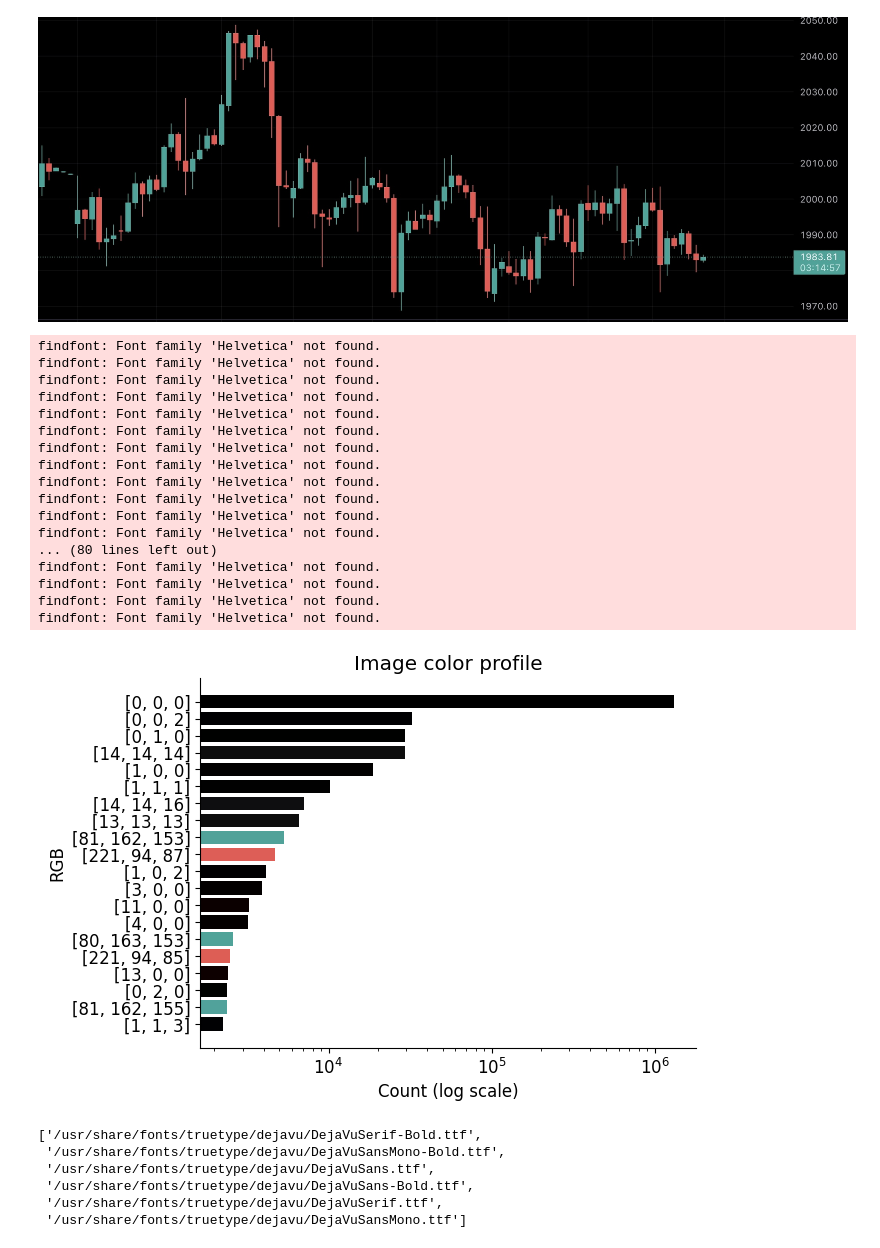
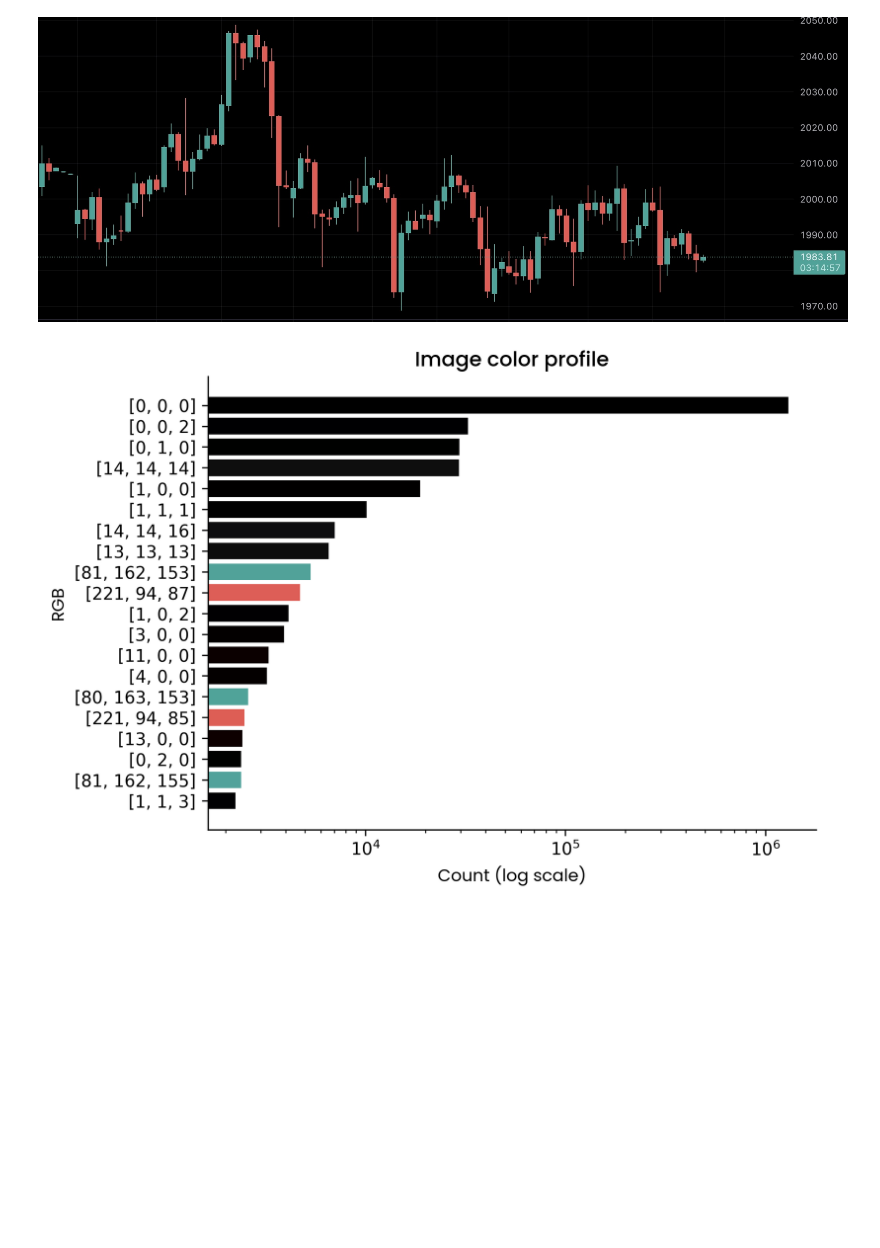
Before and after one commit to Pinkshepz/Enterprise, a Jupyter notebook: 02_Candlestick/dev.ipynb, the cells around one changed output. Saved outputs shown, nothing was run; the diff lists cells and outputs as text; code cells hidden in the pictures; blank space fills up the shorter version.

```diff
--- a/02_Candlestick/dev.ipynb
+++ b/02_Candlestick/dev.ipynb
@@ -8,6 +25,6 @@ import ast
 # %%
 # Get file path
-PATH_INPUT = "/workspaces/XAU-Forex-Analysis/02_Candlestick/input/"
+PATH_INPUT = "/workspaces/Enterprise/02_Candlestick/input/"
 FILE_INPUT = next(os.walk(PATH_INPUT), (None, None, []))[2]
 # %%
 # load the image and convert into np.array
@@ -41,63 +58,36 @@ if CHECK_COLOR_PROFILE is True:
 # %%
 # Plot color composition
 
+@matplotkit.alpha_format
 def color_composition():
     """Plot bar chart of color composition (Color VS Frequency) of the image"""
 
     # Prepare varibles
     var_plot = dict(list(color_profile.items())[-20:]) # Pick top 20 most prevalent colors
     var_label = var_plot.keys()
     var_pos = np.arange(len(var_label))
     var_count = var_plot.values()
     var_label_eval = [ast.literal_eval(i) for i in var_label]
     var_colors = [((r / 255),
                    (g / 255),
                    (b / 255),
                    1.00)
                   for r, g, b in var_label_eval]
 
     # Plot bar charts
     fig, ax = plt.subplots()
     ax.barh(var_pos, var_count, label=var_label, color=var_colors)
 
     # Format charts
-
     ax.set_yticks(var_pos, var_label)
     ax.set_xscale("log")
-    ax.set_xlabel("Count (log scale)")
-    ax.set_ylabel("RGB")
-    ax.set_title('Image color profile')
-    ax.spines[['right', 'top']].set_visible(False)
 
     return(fig, ax)
 
-if CHECK_COLOR_PROFILE is True: color_composition()
+if CHECK_COLOR_PROFILE is True:
+    color_composition(
+        "Image color profile",
+        "Count (log scale)",
+        "RGB")
 # %% [output]
-findfont: Font family 'Helvetica' not found.
-findfont: Font family 'Helvetica' not found.
-findfont: Font family 'Helvetica' not found.
-findfont: Font family 'Helvetica' not found.
-findfont: Font family 'Helvetica' not found.
-findfont: Font family 'Helvetica' not found.
-findfont: Font family 'Helvetica' not found.
-findfont: Font family 'Helvetica' not found.
-findfont: Font family 'Helvetica' not found.
-findfont: Font family 'Helvetica' not found.
-findfont: Font family 'Helvetica' not found.
-findfont: Font family 'Helvetica' not found.
-... (80 lines left out)
-findfont: Font family 'Helvetica' not found.
-findfont: Font family 'Helvetica' not found.
-findfont: Font family 'Helvetica' not found.
-findfont: Font family 'Helvetica' not found.
-[figure, old version]
+[figure, new version]
-# %%
-import matplotlib.font_manager
-matplotlib.font_manager.findSystemFonts(fontpaths=None, fontext='ttf')
-# %% [output]
-['/usr/share/fonts/truetype/dejavu/DejaVuSerif-Bold.ttf',
- '/usr/share/fonts/truetype/dejavu/DejaVuSansMono-Bold.ttf',
- '/usr/share/fonts/truetype/dejavu/DejaVuSans.ttf',
- '/usr/share/fonts/truetype/dejavu/DejaVuSans-Bold.ttf',
- '/usr/share/fonts/truetype/dejavu/DejaVuSerif.ttf',
- '/usr/share/fonts/truetype/dejavu/DejaVuSansMono.ttf']
```
Also changed, not shown: parts of 2 cells of this notebook, 4 other files.
